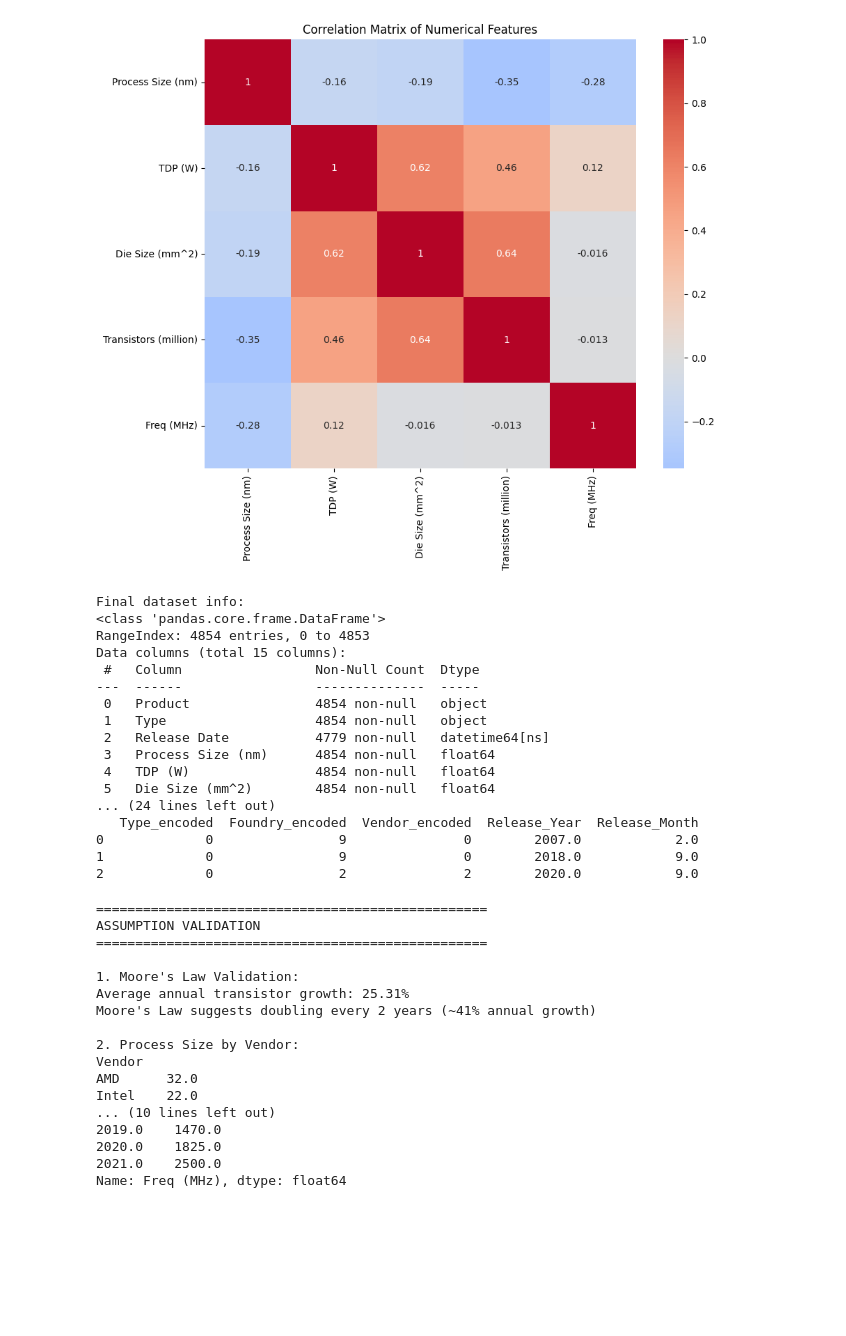
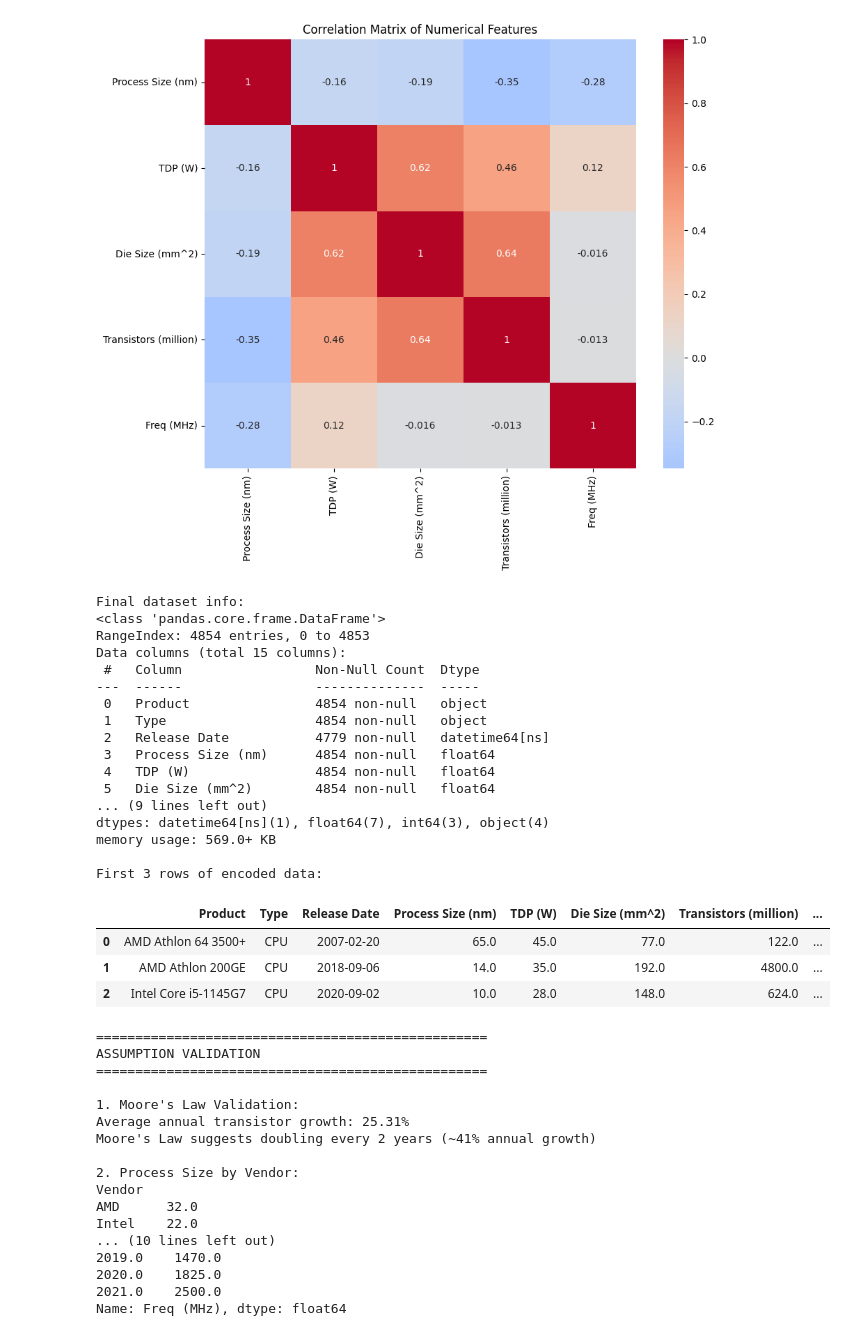
Before and after one commit to EMuritu/Supervised_Machine_Learning, a Jupyter notebook: Chip.ipynb, the cells around one changed output. Drawn from its saved outputs; the diff is of its cells as text; code cells hidden in the pictures; blank space fills up the shorter version.

```diff
--- a/Chip.ipynb
+++ b/Chip.ipynb
@@ -283,40 +283,44 @@ from sklearn.preprocessing import LabelEncoder
 
 # Encode categorical variables
 categorical_cols = ['Type', 'Foundry', 'Vendor']
 label_encoders = {}
 
 for col in categorical_cols:
     if col in chip_clean.columns:
         le = LabelEncoder()
         chip_clean[col + '_encoded'] = le.fit_transform(chip_clean[col].astype(str))
         label_encoders[col] = le
 
 # Additional temporal features
 chip_clean['Release_Year'] = chip_clean['Release Date'].dt.year
 chip_clean['Release_Month'] = chip_clean['Release Date'].dt.month
 
 print("\nFinal dataset info:")
-print(chip_clean.info())
+chip_clean.info()
 print("\nFirst 3 rows of encoded data:")
-print(chip_clean.head(3))
+chip_clean.head(3)
 # %% [output]
 Final dataset info:
 <class 'pandas.core.frame.DataFrame'>
 RangeIndex: 4854 entries, 0 to 4853
 Data columns (total 15 columns):
  #   Column                 Non-Null Count  Dtype
 ---  ------                 --------------  -----
  0   Product                4854 non-null   object
  1   Type                   4854 non-null   object
  2   Release Date           4779 non-null   datetime64[ns]
  3   Process Size (nm)      4854 non-null   float64
  4   TDP (W)                4854 non-null   float64
  5   Die Size (mm^2)        4854 non-null   float64
-... (24 lines left out)
-   Type_encoded  Foundry_encoded  Vendor_encoded  Release_Year  Release_Month
-0             0                9               0        2007.0            2.0
-1             0                9               0        2018.0            9.0
-2             0                2               2        2020.0            9.0
+... (9 lines left out)
+dtypes: datetime64[ns](1), float64(7), int64(3), object(4)
+memory usage: 569.0+ KB
+
+First 3 rows of encoded data:
+|  | Product | Type | Release Date | Process Size (nm) | TDP (W) | Die Size (mm^2) | Transistors (million) | ... |
+| 0 | AMD Athlon 64 3500+ | CPU | 2007-02-20 | 65.0 | 45.0 | 77.0 | 122.0 | ... |
+| 1 | AMD Athlon 200GE | CPU | 2018-09-06 | 14.0 | 35.0 | 192.0 | 4800.0 | ... |
+| 2 | Intel Core i5-1145G7 | CPU | 2020-09-02 | 10.0 | 28.0 | 148.0 | 624.0 | ... |
 # %%
 # Validate specific assumptions
 print("\n" + "="*50)
```
Also changed, not shown: parts of 1 cell of this notebook.
